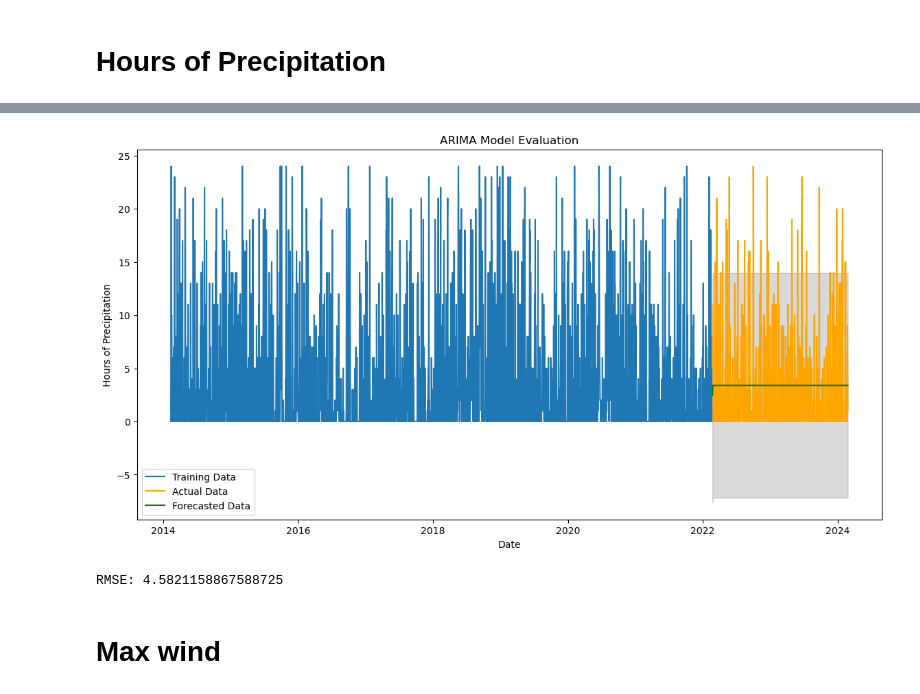
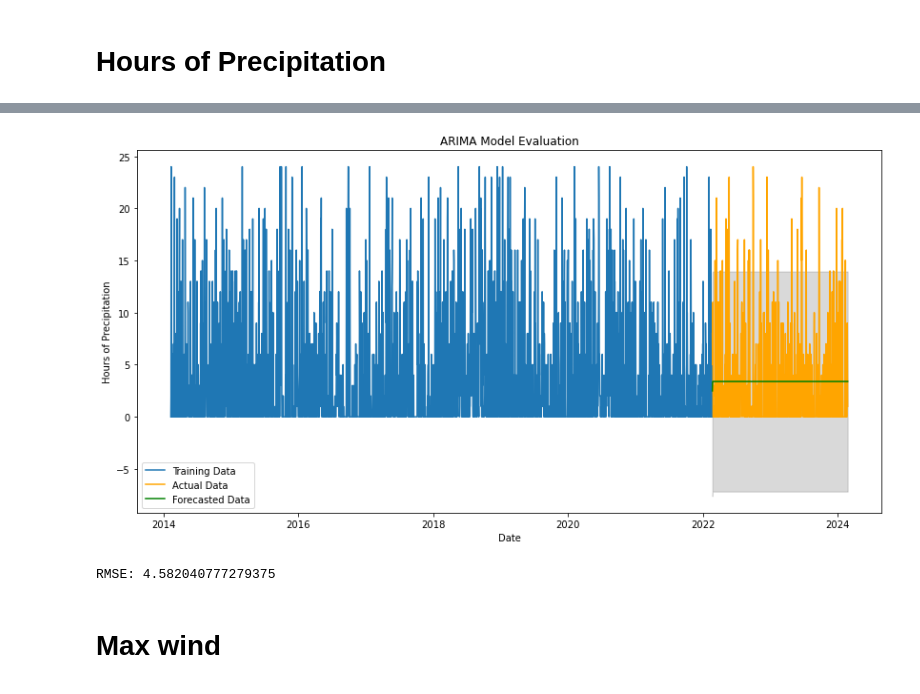
Before and after one commit to juliamuratore/Project2-DS-4002, a Jupyter notebook: SCRIPTS/Project_2_time_series.ipynb, the cells around one changed output, grey strips where cells are left out. Cells and saved outputs as stored; diff of their text form; code cells hidden in the pictures.

```diff
--- a/SCRIPTS/Project_2_time_series.ipynb
+++ b/SCRIPTS/Project_2_time_series.ipynb
@@ -434,36 +434,36 @@ train_size = int(len(data) * 0.8)
 train, test = data[0:train_size], data[train_size:len(data)]
 
 # Fit the ARIMA model on the training dataset
-model_train = ARIMA(train['precip_hours'], order=(1, 0, 1))
+model_train = ARIMA(train['precip_hours'], order=(2,0,0))
 model_train_fit = model_train.fit()
 
 # Forecast on the test dataset
 test_forecast = model_train_fit.get_forecast(steps=len(test))
 test_forecast_series = pd.Series(test_forecast.predicted_mean, index=test.index)
 
 # Calculate the mean squared error
 mse = mean_squared_error(test['precip_hours'], test_forecast_series)
 precip_hours_rmse = mse**0.5
 
 # Create a plot to compare the forecast with the actual test data
 plt.figure(figsize=(14,7))
 plt.plot(train['precip_hours'], label='Training Data')
 plt.plot(test['precip_hours'], label='Actual Data', color='orange')
 plt.plot(test_forecast_series, label='Forecasted Data', color='green')
 plt.fill_between(test.index,
                  test_forecast.conf_int().iloc[:, 0],
                  test_forecast.conf_int().iloc[:, 1],
                  color='k', alpha=.15)
 plt.title('ARIMA Model Evaluation')
 plt.xlabel('Date')
 plt.ylabel('Hours of Precipitation')
 plt.legend()
 plt.show()
 
 print('RMSE:', precip_hours_rmse)
 # %% [output]
-[figure, old version]
+[figure, new version]
-RMSE: 4.5821158867588725
+RMSE: 4.582040777279375
 # %% [markdown]
 # Max wind
 # %%
```
Also changed, not shown: parts of 33 cells of this notebook.
